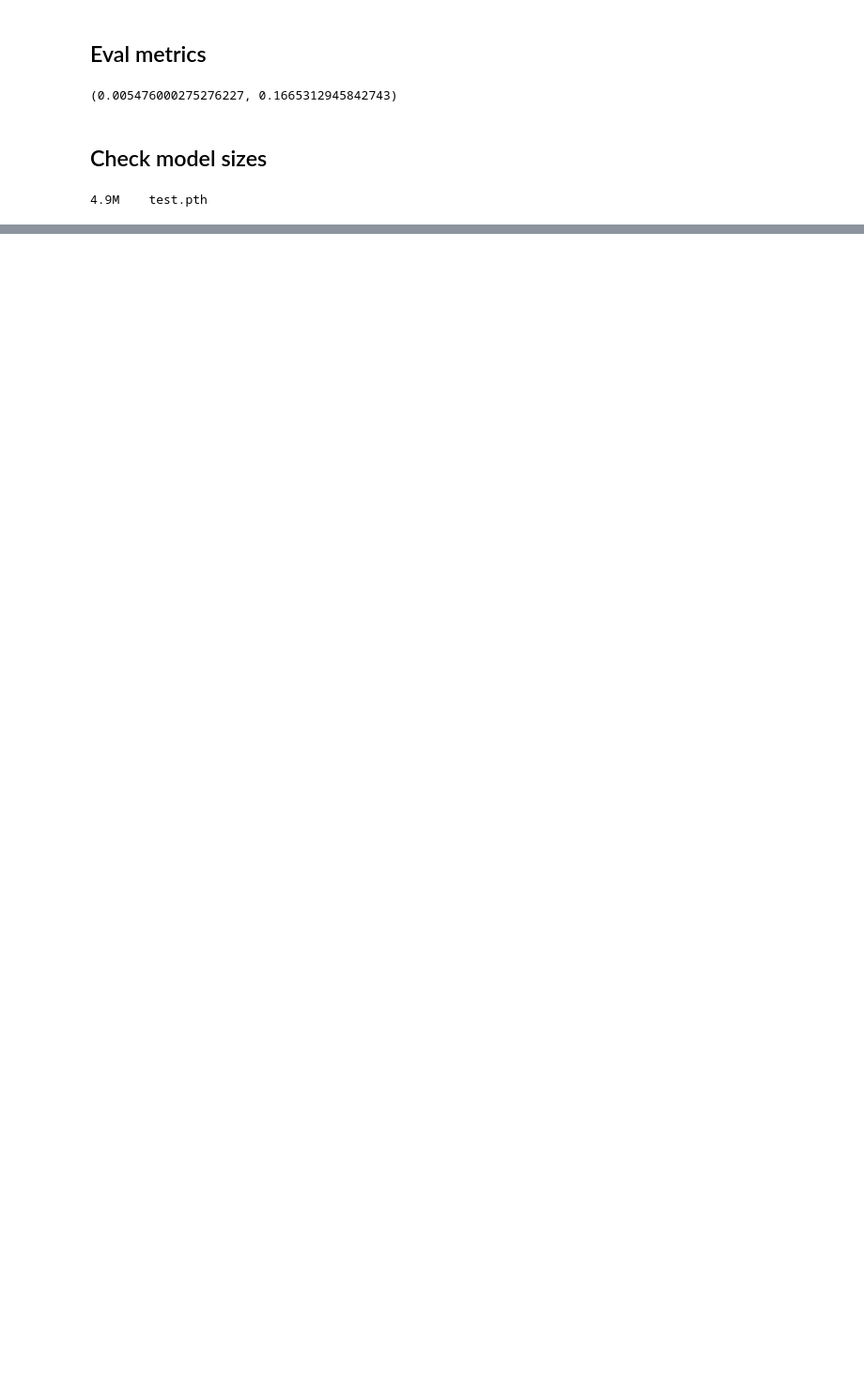
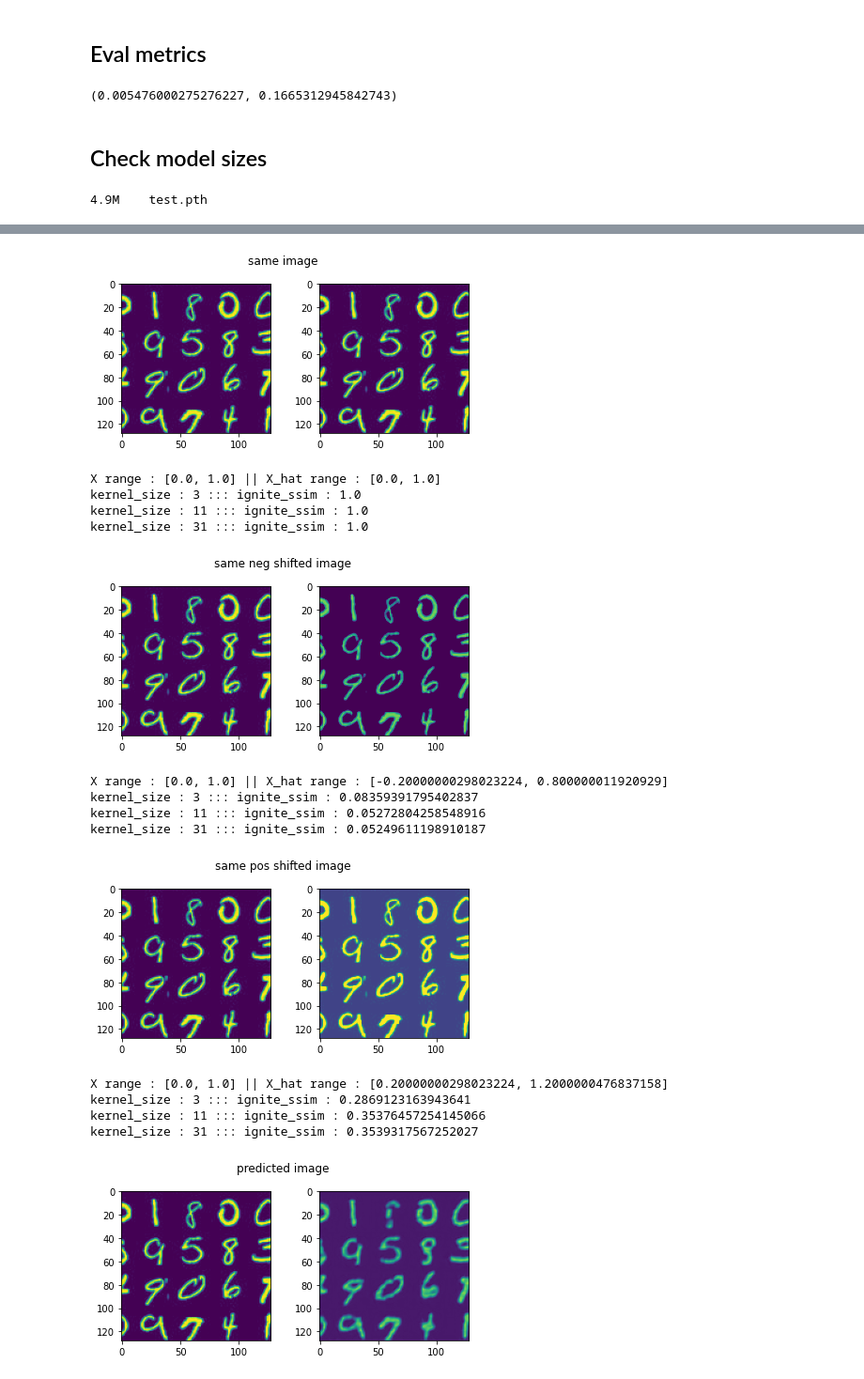
Before and after one commit to dushanw/DabbaMu-DEEP-TFM, a Jupyter notebook: aim2/hyperparameter_analysing.ipynb, the cells around one changed output, grey strips where cells are left out. Shown at 94% size. Saved outputs shown, nothing was run; the diff lists cells and outputs as text; code cells hidden in the pictures; blank space fills up the shorter version.

```diff
--- a/aim2/hyperparameter_analysing.ipynb
+++ b/aim2/hyperparameter_analysing.ipynb
@@ -414,0 +463,61 @@ torch.save({
+# %%
+import torch
+from pytorch_msssim import ssim, ms_ssim, SSIM, MS_SSIM
+from ignite.metrics import SSIM as SSIM_IGNITE
+
+def mse_distance(X_hat, X):
+    return F.mse_loss(X_hat, X).item()
+
+def compare_ssim(x, x_pred, exp_name='test'): #x, x_pred -> are single numpy images (with shape: (c, n, n)) with range of [0,1]
+    x = np.expand_dims(x, 0)
+    x_pred = np.expand_dims(x_pred, 0)
+
+    plt.figure(figsize= (6,3))
+    plt.subplot(1,2,1)
+    plt.imshow(x[0, 0], vmin=0, vmax=1)
+    plt.subplot(1,2,2)
+    plt.imshow(x_pred[0, 0], vmin=0, vmax=1)
+    plt.suptitle(exp_name)
+    plt.tight_layout()
+    plt.show()
+
+    X= torch.as_tensor(x)
+    X_hat= torch.as_tensor(x_pred)
+    print(f'X range : [{X.min()}, {X.max()}] || X_hat range : [{X_hat.min()}, {X_hat.max()}]')
+
+    for k in [3, 11, 31]:
+        custom_ssim = ssim(X, X_hat, data_range= 1.0, size_average=False, win_size=k).mean().item()
+        metric = SSIM_IGNITE(data_range = 1.0, kernel_size= (k,k))
+        metric.update((X_hat, X))
+        ignite_ssim = metric.compute().item()
+
+        #print(f'kernel_size : {k} ::: custom ssim : {custom_ssim} || ignite_ssim : {ignite_ssim}')
+        print(f'kernel_size : {k} ::: ignite_ssim : {ignite_ssim}')
+# %%
+compare_ssim(x[0], x[0], 'same image')
+compare_ssim(x[0], x[0]-0.2, 'same neg  shifted image')
+compare_ssim(x[0], x[0]+0.2, 'same pos  shifted image')
+
+compare_ssim(x[0], x_pred[0], 'predicted image')
+compare_ssim(x[0], x_pred[0]-0.2, 'predicted neg  shifted image')
+compare_ssim(x[0], x_pred[0]+0.2, 'predicted pos  shifted image')
+
+compare_ssim(x[0], x[1]+0.2, 'different real image')
+compare_ssim(x_pred[0], x_pred[1]+0.2, 'different predicted image')
+# %% [output]
+[figure, added]
+X range : [0.0, 1.0] || X_hat range : [0.0, 1.0]
+kernel_size : 3 ::: ignite_ssim : 1.0
+kernel_size : 11 ::: ignite_ssim : 1.0
+kernel_size : 31 ::: ignite_ssim : 1.0
+[figure, added]
+X range : [0.0, 1.0] || X_hat range : [-0.20000000298023224, 0.800000011920929]
+kernel_size : 3 ::: ignite_ssim : 0.08359391795402837
+kernel_size : 11 ::: ignite_ssim : 0.05272804258548916
+kernel_size : 31 ::: ignite_ssim : 0.05249611198910187
+[figure, added]
+X range : [0.0, 1.0] || X_hat range : [0.20000000298023224, 1.2000000476837158]
+kernel_size : 3 ::: ignite_ssim : 0.2869123163943641
+kernel_size : 11 ::: ignite_ssim : 0.35376457254145066
+kernel_size : 31 ::: ignite_ssim : 0.3539317567252027
+[figure, added]
```
Also changed, not shown: parts of 8 cells of this notebook, 8 other files.
